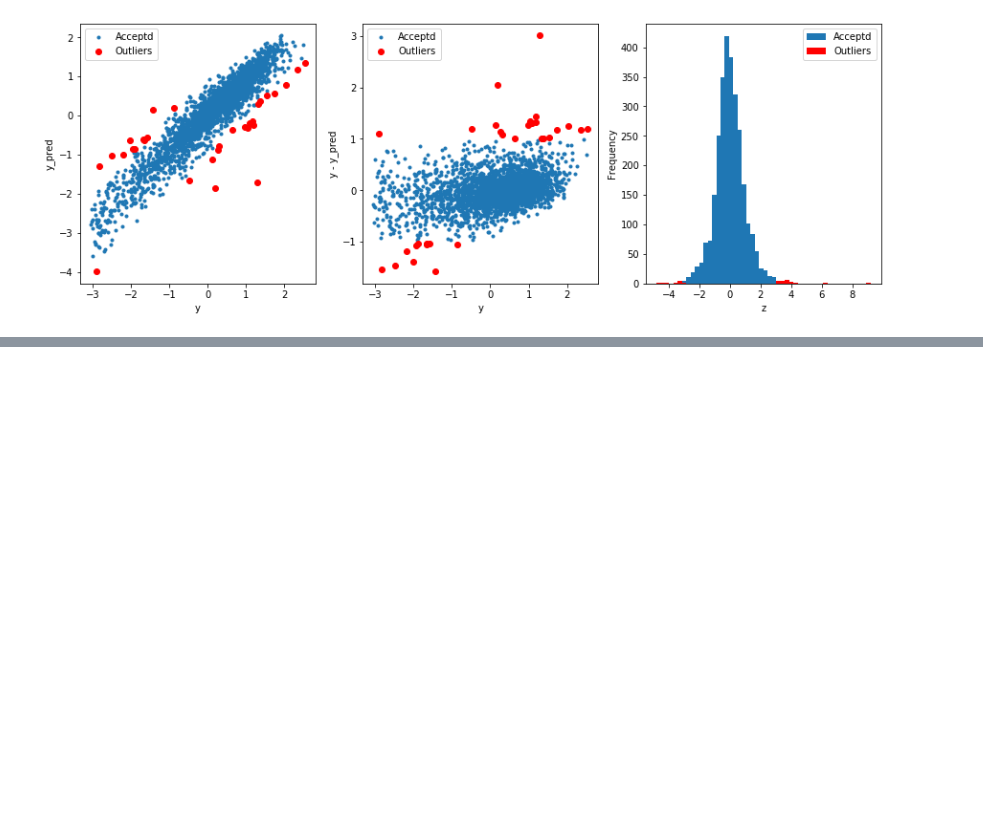
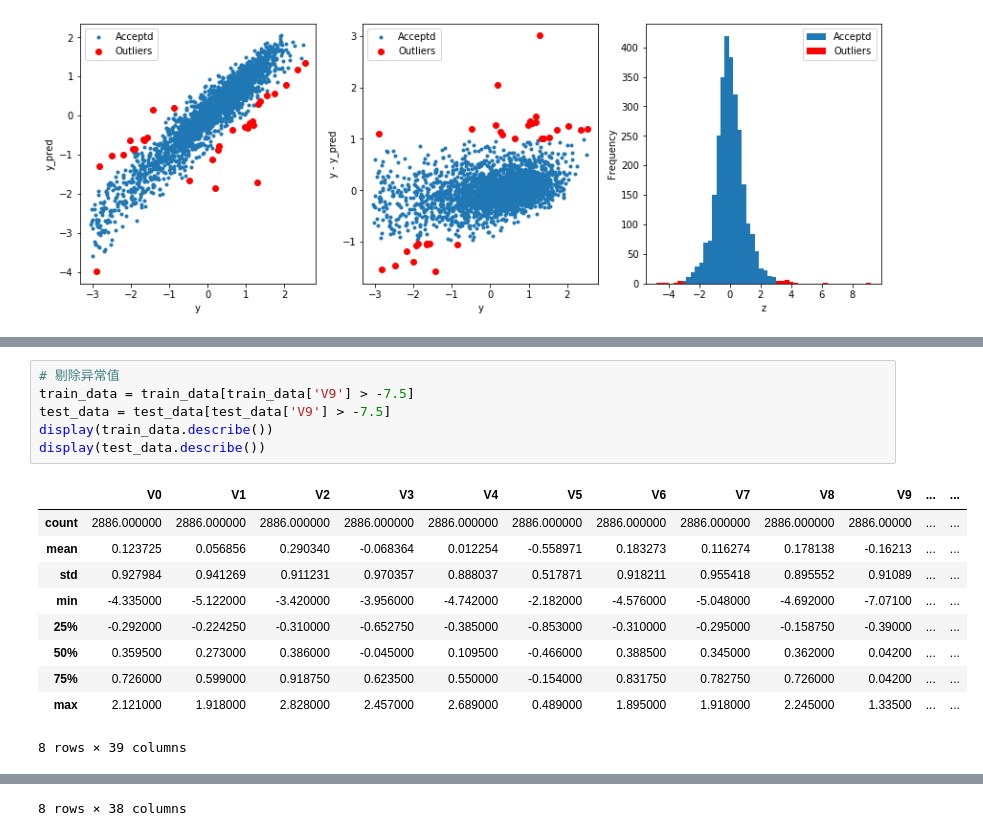
Before and after one commit to SCUISQianFeng/tianchi-ml-base, a Jupyter notebook: TianChi/baseLine/zhengqi/explore.ipynb, the cells around one changed output, grey strips where cells are left out. Drawn from its saved outputs; the diff is of its cells as text; blank space fills up the shorter version.

```diff
--- a/TianChi/baseLine/zhengqi/explore.ipynb
+++ b/TianChi/baseLine/zhengqi/explore.ipynb
@@ -232,0 +248,17 @@ mse= 0.10734857773123632
+# %%
+# 剔除异常值
+train_data = train_data[train_data['V9'] > -7.5]
+test_data = test_data[test_data['V9'] > -7.5]
+display(train_data.describe())
+display(test_data.describe())
+# %% [output]
+|  | V0 | V1 | V2 | V3 | V4 | V5 | V6 | V7 | V8 | V9 | ... | ... |
+| count | 2886.000000 | 2886.000000 | 2886.000000 | 2886.000000 | 2886.000000 | 2886.000000 | 2886.000000 | 2886.000000 | 2886.000000 | 2886.00000 | ... | ... |
+| mean | 0.123725 | 0.056856 | 0.290340 | -0.068364 | 0.012254 | -0.558971 | 0.183273 | 0.116274 | 0.178138 | -0.16213 | ... | ... |
+| std | 0.927984 | 0.941269 | 0.911231 | 0.970357 | 0.888037 | 0.517871 | 0.918211 | 0.955418 | 0.895552 | 0.91089 | ... | ... |
+| min | -4.335000 | -5.122000 | -3.420000 | -3.956000 | -4.742000 | -2.182000 | -4.576000 | -5.048000 | -4.692000 | -7.07100 | ... | ... |
+| 25% | -0.292000 | -0.224250 | -0.310000 | -0.652750 | -0.385000 | -0.853000 | -0.310000 | -0.295000 | -0.158750 | -0.39000 | ... | ... |
+| 50% | 0.359500 | 0.273000 | 0.386000 | -0.045000 | 0.109500 | -0.466000 | 0.388500 | 0.345000 | 0.362000 | 0.04200 | ... | ... |
+| 75% | 0.726000 | 0.599000 | 0.918750 | 0.623500 | 0.550000 | -0.154000 | 0.831750 | 0.782750 | 0.726000 | 0.04200 | ... | ... |
+| max | 2.121000 | 1.918000 | 2.828000 | 2.457000 | 2.689000 | 0.489000 | 1.895000 | 1.918000 | 2.245000 | 1.33500 | ... | ... |
+8 rows × 39 columns
@@ -232,0 +274 @@ mse= 0.10734857773123632
+8 rows × 38 columns
```
Also changed, not shown: parts of 17 cells of this notebook, 1 other file.
